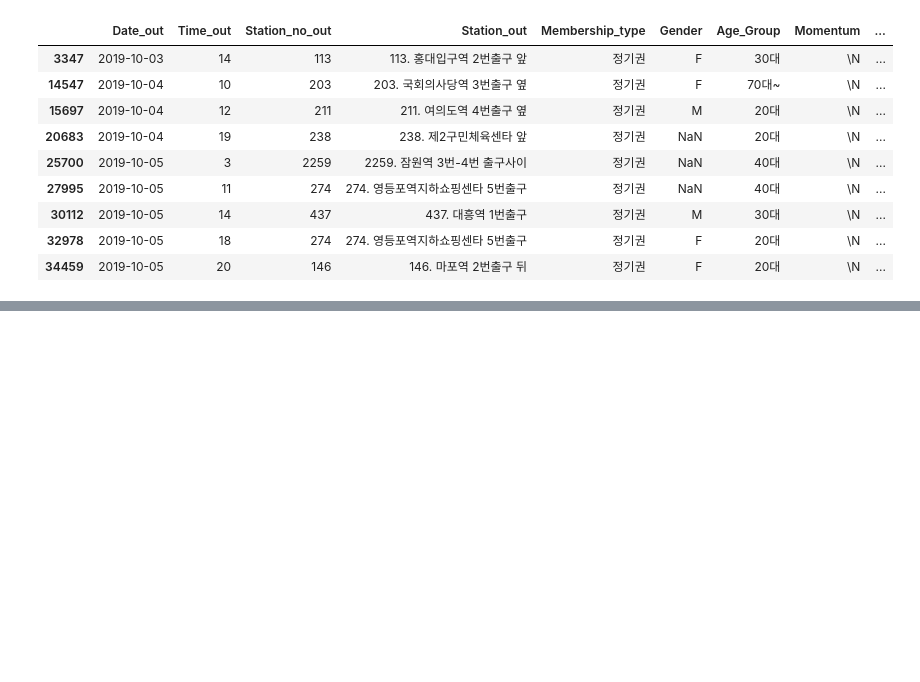
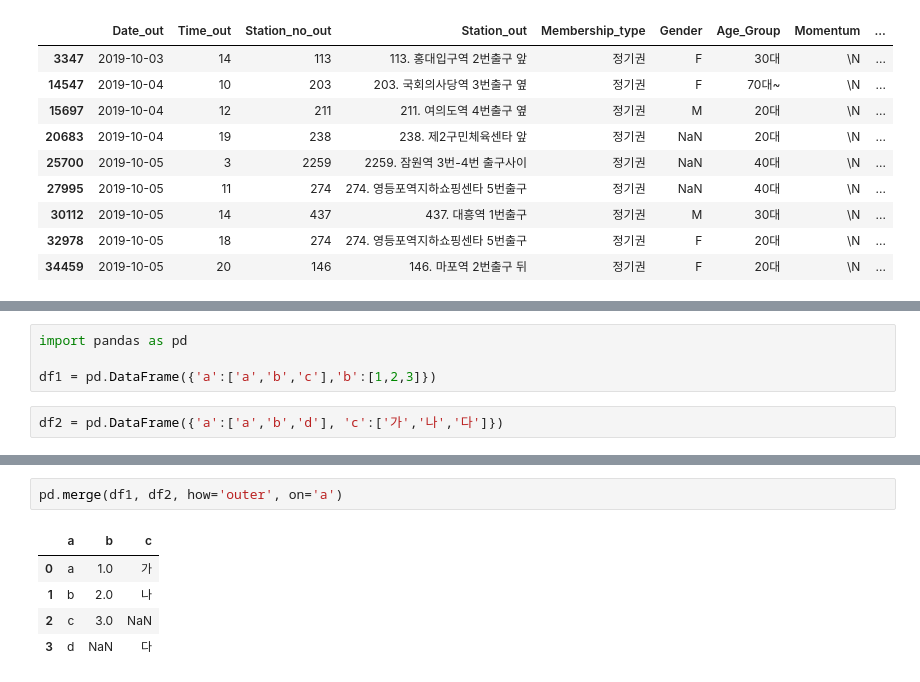
Before and after one commit to Yerial1125/e_learning1, a Jupyter notebook: 연습장.ipynb, the cells around one changed output, grey strips where cells are left out. Saved outputs shown, nothing was run; the diff lists cells and outputs as text; blank space fills up the shorter version.

```diff
--- a/연습장.ipynb
+++ b/연습장.ipynb
@@ -187,0 +190,6 @@ bike_data[bike_data.Momentum == '\\N']
+# %%
+import pandas as pd
+
+df1 = pd.DataFrame({'a':['a','b','c'],'b':[1,2,3]})
+# %%
+df2 = pd.DataFrame({'a':['a','b','d'], 'c':['가','나','다']})
@@ -187,0 +222,8 @@ bike_data[bike_data.Momentum == '\\N']
+# %%
+pd.merge(df1, df2, how='outer', on='a')
+# %% [output]
+|  | a | b | c |
+| 0 | a | 1.0 | 가 |
+| 1 | b | 2.0 | 나 |
+| 2 | c | 3.0 | NaN |
+| 3 | d | NaN | 다 |
```
Also changed, not shown: parts of 7 cells of this notebook, 1 other file.
